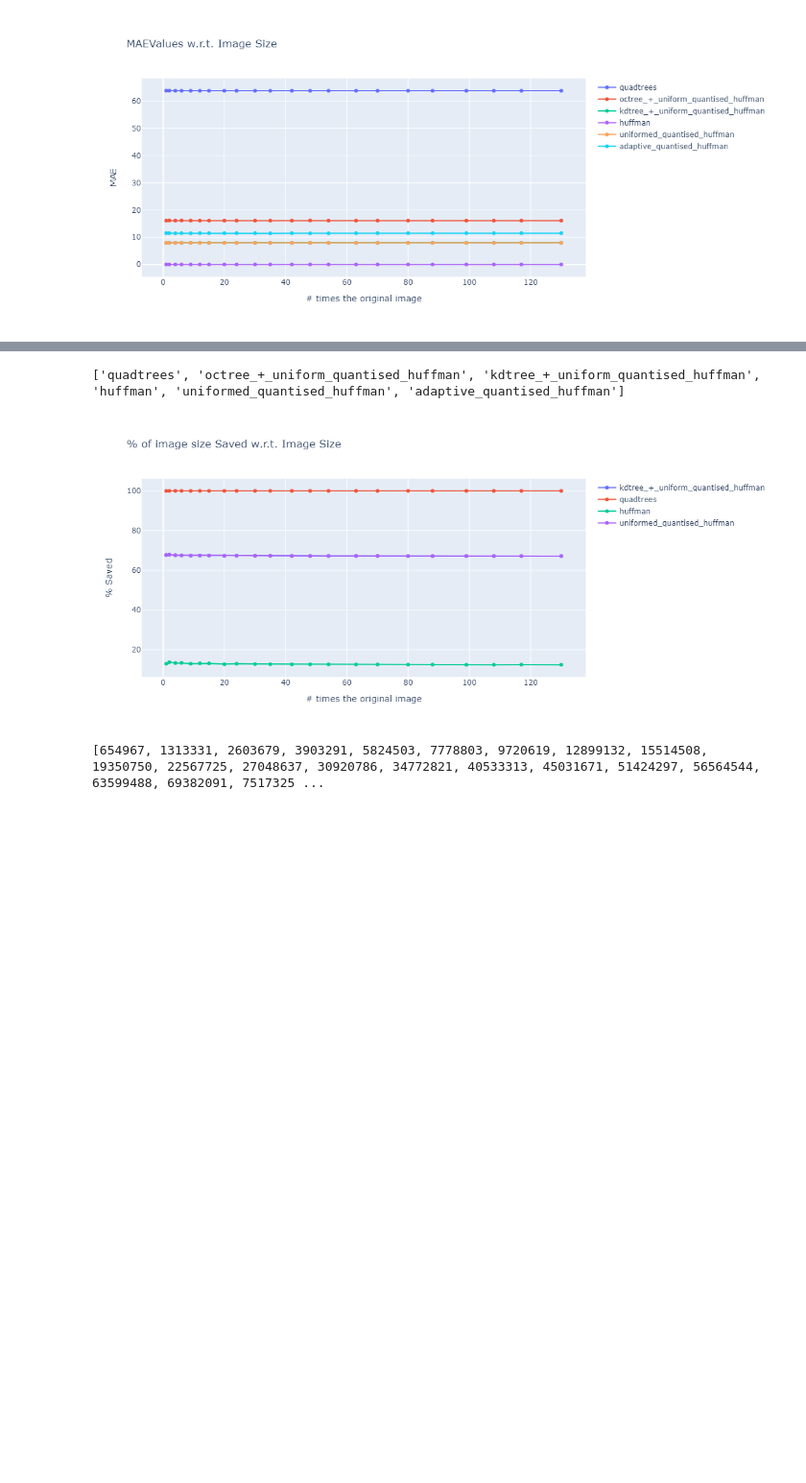
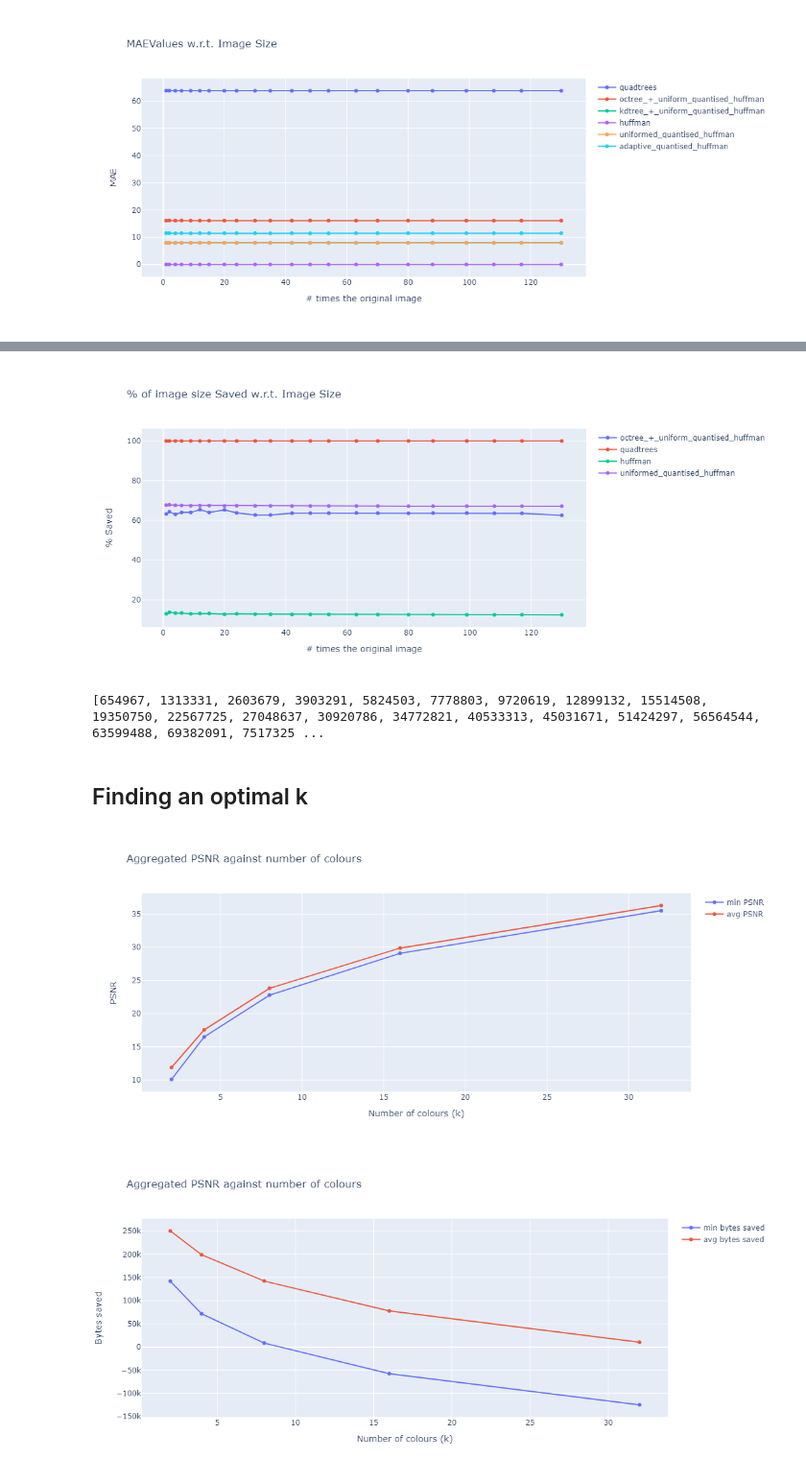
Before and after one commit to JET2001/cs201-g5t6-tree-data-compression, a Jupyter notebook: data_analysis_utils/Image-Generation-and-Analysis.ipynb, the cells around one changed output, grey strips where cells are left out. Shown at 96% size. Cells and saved outputs as stored; diff of their text form; code cells hidden in the pictures; blank space fills up the shorter version.

```diff
--- a/data_analysis_utils/Image-Generation-and-Analysis.ipynb
+++ b/data_analysis_utils/Image-Generation-and-Analysis.ipynb
@@ -198,6 +198,6 @@ plot_image(pixel_counts, filtered_stats, "PSNR w.r.t. Image Size", "PSNR Values"
 # %%
 import copy
-filter = {'huffman', 'uniformed_quantised_huffman', 'kdtree_+_uniform_quantised_huffman', 'quadtrees'}
+filter = {'huffman', 'uniformed_quantised_huffman', 'quadtrees', 'octree_+_uniform_quantised_huffman'}
 percentSaved_filtered = dict()
 for item in filter:
     if item in percentSaved.keys():
@@ -206,8 +206,7 @@ for item in filter:
 
 plot_image(pixel_counts, percentSaved_filtered, "% of image size Saved w.r.t. Image Size", "% Saved")
 # %% [output]
-['quadtrees', 'octree_+_uniform_quantised_huffman', 'kdtree_+_uniform_quantised_huffman', 'huffman', 'uniformed_quantised_huffman', 'adaptive_quantised_huffman']
-[figure, old version]
+[figure, new version]
 # %%
 def give_values_of_str_map(arr_str: str):
     # 187500=654967, 375000=1313331, 750000=2603679, 1125000=3903291...
@@ -224,3 +223,43 @@ def give_values_of_str_float_map(arr_str: str):
     str = arr_str.strip()
     strArr = str.split(", ")
     return [float(x.split('=')[1]) for x in strArr]
+# %% [markdown]
+## Finding an optimal k
+# %%
+k = [
+    2, 4, 8, 16, 32
+]
+min_psnr = [10.09, 16.49, 22.78, 29.08, 35.5]
+avg_psnr = [11.89, 17.55, 23.81, 29.87, 36.28]
+
+least_bytes_saved = [141935, 71563, 8503, -57566, -124780]
+average_bytes_saved = [250375, 198977, 142231, 77777 , 10180.3]
+
+import plotly.graph_objects as go
+fig = go.Figure()
+fig.add_trace(
+    go.Scatter(x = k, y= min_psnr, name = 'min PSNR')
+)
+fig.add_trace(
+    go.Scatter(x = k, y = avg_psnr, name = 'avg PSNR')
+)
+fig.update_layout(title = "Aggregated PSNR against number of colours", width = 700, height = 500)
+fig.update_xaxes(title = "Number of colours (k)")
+fig.update_yaxes(title = "PSNR")
+fig.show()
+
+
+fig = go.Figure()
+fig.add_trace(
+    go.Scatter(x = k, y= least_bytes_saved, name = 'min bytes saved')
+)
+fig.add_trace(
+    go.Scatter(x = k, y = average_bytes_saved, name = 'avg bytes saved')
+)
+fig.update_layout(title = "Aggregated PSNR against number of colours", width = 700, height = 500)
+fig.update_xaxes(title = "Number of colours (k)")
+fig.update_yaxes(title = "Bytes saved")
+fig.show()
+# %% [output]
+[figure, added]
+[figure, added]
```
Also changed, not shown: parts of 7 cells of this notebook.
